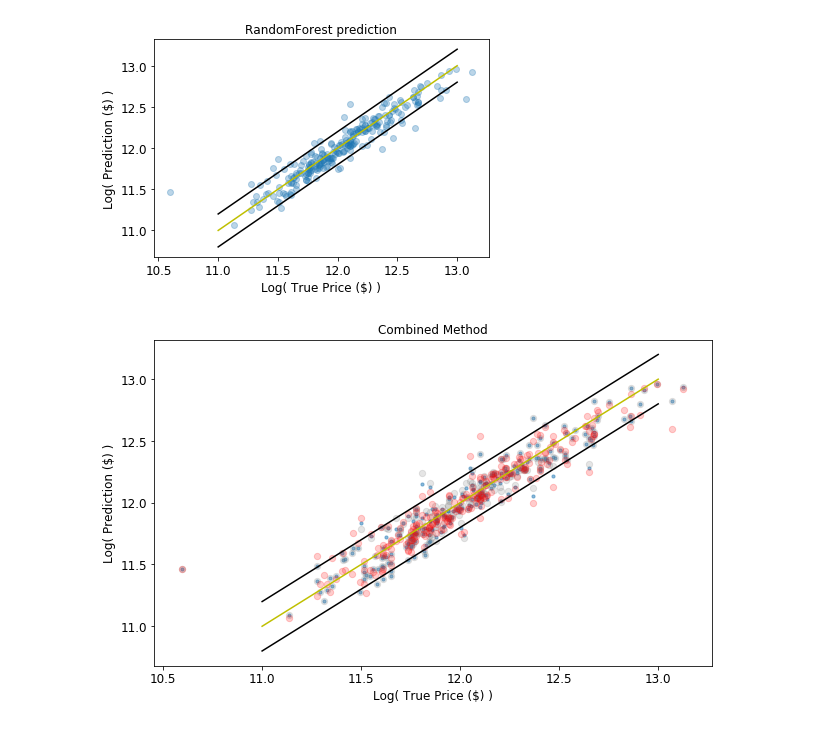
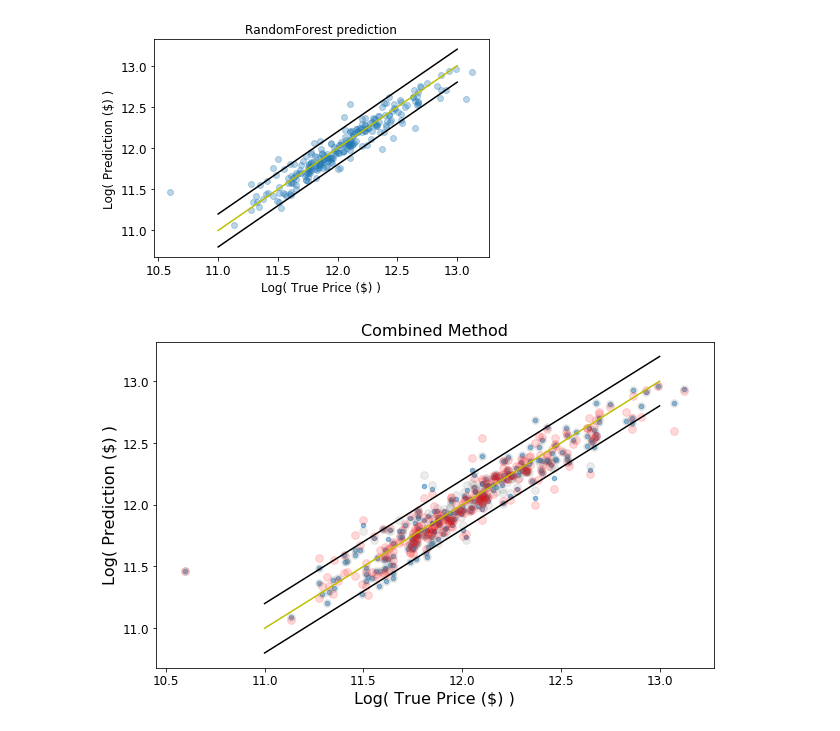
Before and after one commit to sam-fahey/house_prices, a Jupyter notebook: lasso_randomforest_solution.ipynb, the cells around one changed output. Cells and saved outputs as stored; diff of their text form; code cells hidden in the pictures.

```diff
--- a/lasso_randomforest_solution.ipynb
+++ b/lasso_randomforest_solution.ipynb
@@ -105,9 +105,11 @@ def onehot_categories(df, cat_keys):
     df_ = pd.get_dummies(df_, prefix=cat_keys)
     # Group correlated neighborhoods; found to improve regression results
     if 'Neighborhood' in cat_keys:
-        df_['Good_Neigh'] = df_['Neighborhood_NoRidge']+df_['Neighborhood_NridgHt']+df_['Neighborhood_StoneBr']
-        df_['Bad_Neigh'] = df_['Neighborhood_OldTown']+df_['Neighborhood_NAmes']+df_['Neighborhood_Edwards']
-        df_['Bad_Neigh'] += df_['Neighborhood_IDOTRR']+df_['Neighborhood_BrkSide']+df_['Neighborhood_Sawyer']
+        df_['Good_Neigh'] = df_['Neighborhood_NoRidge'] + df_['Neighborhood_NridgHt']
+        df_['Good_Neigh'] += df_['Neighborhood_StoneBr']
+        df_['Bad_Neigh'] = df_['Neighborhood_OldTown'] + df_['Neighborhood_NAmes']
+        df_['Bad_Neigh'] += df_['Neighborhood_Edwards'] + df_['Neighborhood_IDOTRR']
+        df_['Bad_Neigh'] += df_['Neighborhood_BrkSide'] + df_['Neighborhood_Sawyer']
 
     return df_
 
@@ -116,7 +118,8 @@ def make_new_keys(df):
     # for example, the sum of baths is significantly more correlated with 'SalePrice' than any single bath feature
 
     df_ = df.copy()
-    df_['TotalBath'] = df_['HalfBath']*0.51 + df_['FullBath'] + df_['BsmtHalfBath']*0.501 + df_['BsmtFullBath']
+    df_['TotalBath'] = df_['HalfBath']*0.51 + df_['FullBath']
+    df_['TotalBath'] += df_['BsmtHalfBath']*0.501 + df_['BsmtFullBath']
     df_['Age'] = (df_['YrSold'] - df_['YearBuilt'])**.5 # price scales better with SQRT(Age)
     df_['BSMT'] = df_['TotalBsmtSF']*df_['BsmtQual']
 
@@ -334,14 +329,16 @@ plt.plot([11,13], [10.8,12.8], color='k')
 # %%
 fig, ax = plt.subplots(figsize=(10,6))
 
-ax.scatter(np.log(test_T), np.log(pred3), alpha=0.5, s=10)
-ax.scatter(np.log(test_T), np.log(pred1), c='gray', alpha=0.2, s=40)
-ax.scatter(np.log(test_T), np.log(pred2), c='r', alpha=0.2, s=40)
+ax.scatter(np.log(test_T), np.log(pred3), alpha=0.5, s=20)
+ax.scatter(np.log(test_T), np.log(pred1), c='gray', alpha=0.15, s=60)
+ax.scatter(np.log(test_T), np.log(pred2), c='r', alpha=0.15, s=60)
 ax.plot([11,13], [11,13], color='y')
 ax.plot([11,13], [11.2,13.2], color='k')
 ax.plot([11,13], [10.8,12.8], color='k')
-ax.set_title('Combined Method')
-ax.set_ylabel('Log( Prediction ($) )'); ax.set_xlabel('Log( True Price ($) )')
+ax.set_title('Combined Method', fontsize=16)
+ax.set_ylabel('Log( Prediction ($) )', fontsize=16)
+ax.set_xlabel('Log( True Price ($) )', fontsize=16)
+
 fig.show()
 # %% [output]
-[figure, old version]
+[figure, new version]
```
Also changed, not shown: parts of 2 cells of this notebook.
